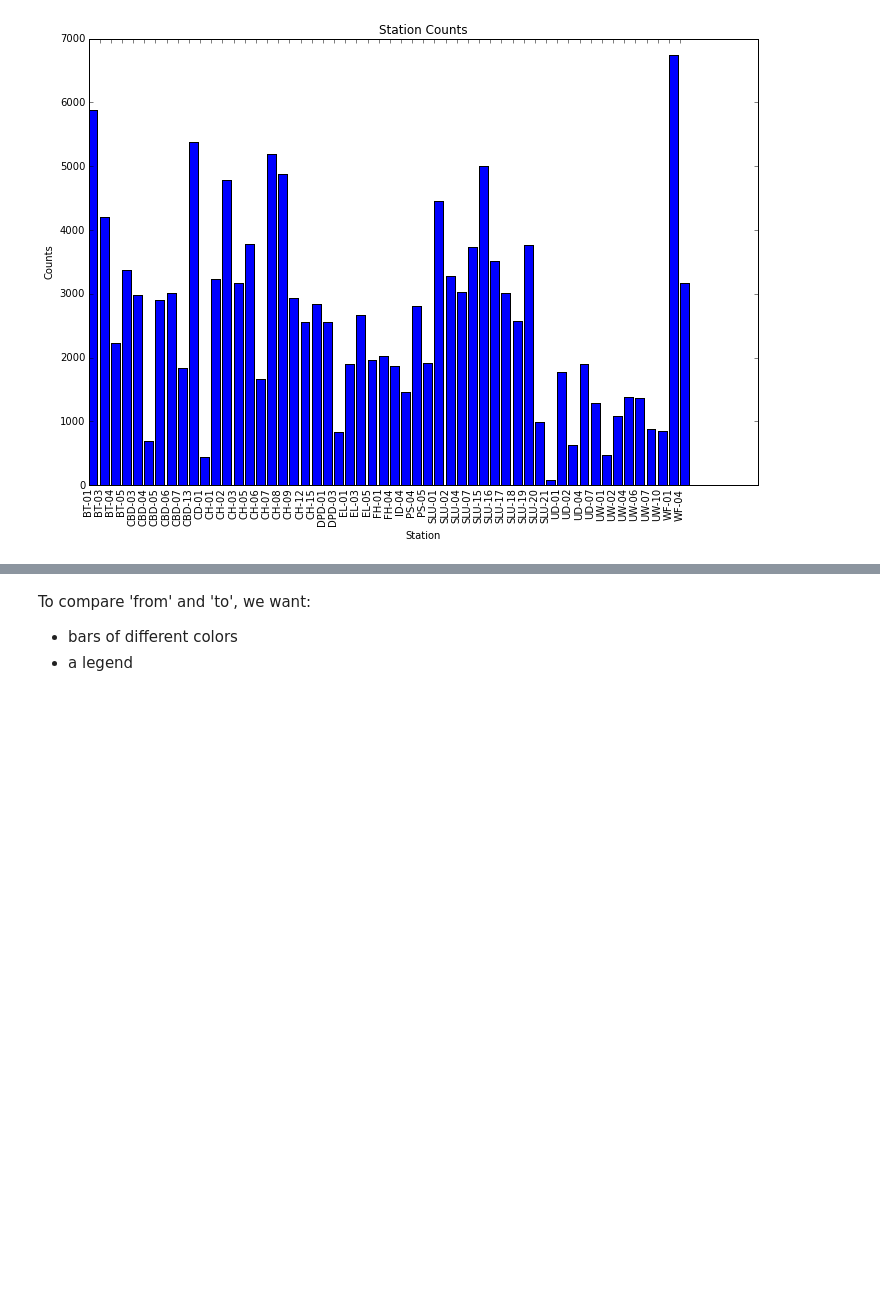
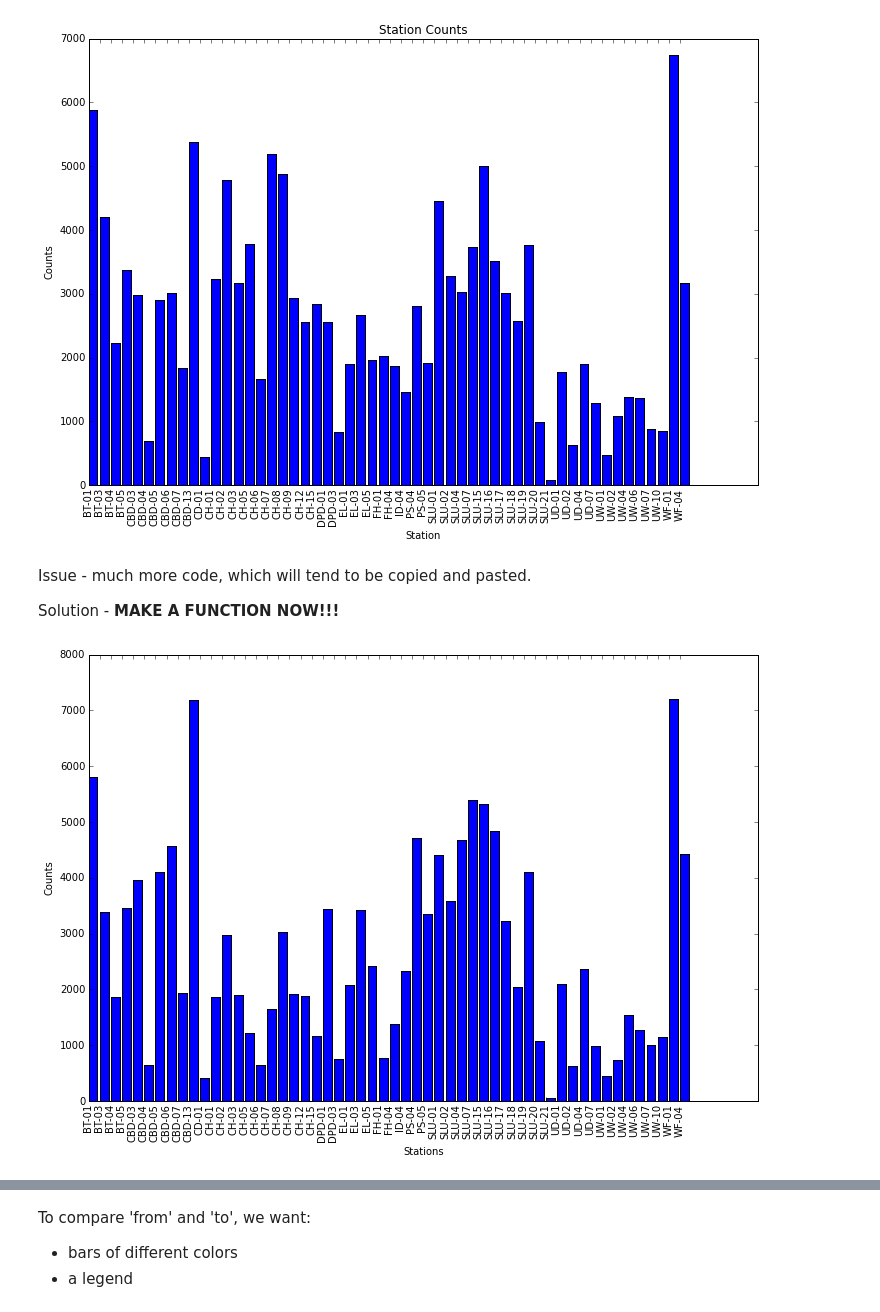
Before and after one commit to UWSEDS/LectureNotes, a Jupyter notebook: 05-Visualization-in-Python/Visualization in Python.ipynb, the cells around one changed output, grey strips where cells are left out. Cells and saved outputs as stored; diff of their text form; code cells hidden in the pictures; blank space fills up the shorter version.

Commit message:
Updated visualization notebook.

```diff
--- a/05-Visualization-in-Python/Visualization in Python.ipynb
+++ b/05-Visualization-in-Python/Visualization in Python.ipynb
@@ -144,3 +169,39 @@ plt.title('Station Counts')
 plt.show()
 # %% [output]
 [figure]
+# %% [markdown]
+Issue - much more code, which will tend to be copied and pasted.
+
+Solution - **MAKE A FUNCTION NOW!!!**
+# %%
+def plot_bar1(df, column, opts):
+    """
+    Does a bar plot for a single column.
+    :param pd.DataFrame df:
+    :param str column: name of the column to plot
+    :param dict opts: key is plot attribute
+    """
+    n_groups = len(df.index)
+    index = np.arange(n_groups)  # The "raw" x-axis of the bar plot
+    rects1 = plt.bar(index, df[column])
+    if opts.has_key('xlabel'):
+      plt.xlabel(opts['xlabel'])
+    if opts.has_key('ylabel'):
+      plt.ylabel(opts['ylabel'])
+    if opts.has_key('xticks') and opts['xticks']:
+      plt.xticks(index, df.index)  # Convert "raw" x-axis into labels
+      _, labels = plt.xticks()  # Get the new labels of the plot
+      plt.setp(labels, rotation=90)  # Rotate labels to make them readable
+    else:
+      labels = ['' for x in df.index]
+      plt.xticks(index, labels)
+    if opts.has_key('ylim'):
+      plt.ylim(opts['ylim'])
+    if opts.has_key('title'):
+      plt.title(opts['title'])
+# %%
+fig = plt.figure(figsize=(12, 8))  # Controls global properties of the bar plot
+opts = {'xlabel': 'Stations', 'ylabel': 'Counts', 'xticks': True}
+plot_bar1(df_counts, 'To', opts)
+# %% [output]
+[figure, added]
```
Also changed, not shown: parts of 20 cells of this notebook, 2 other files.
